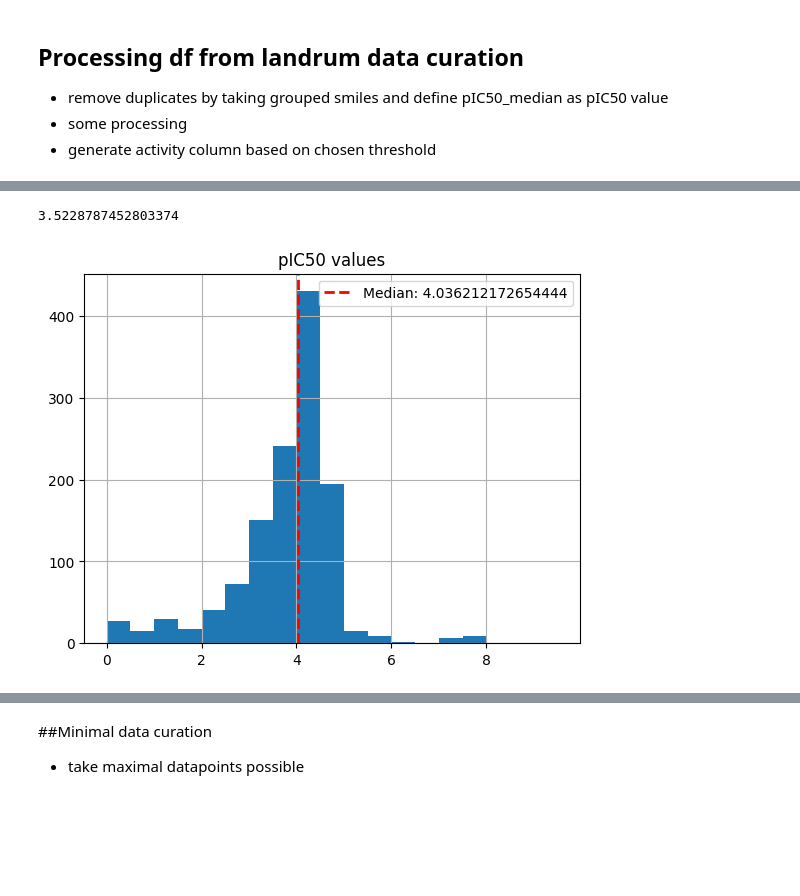
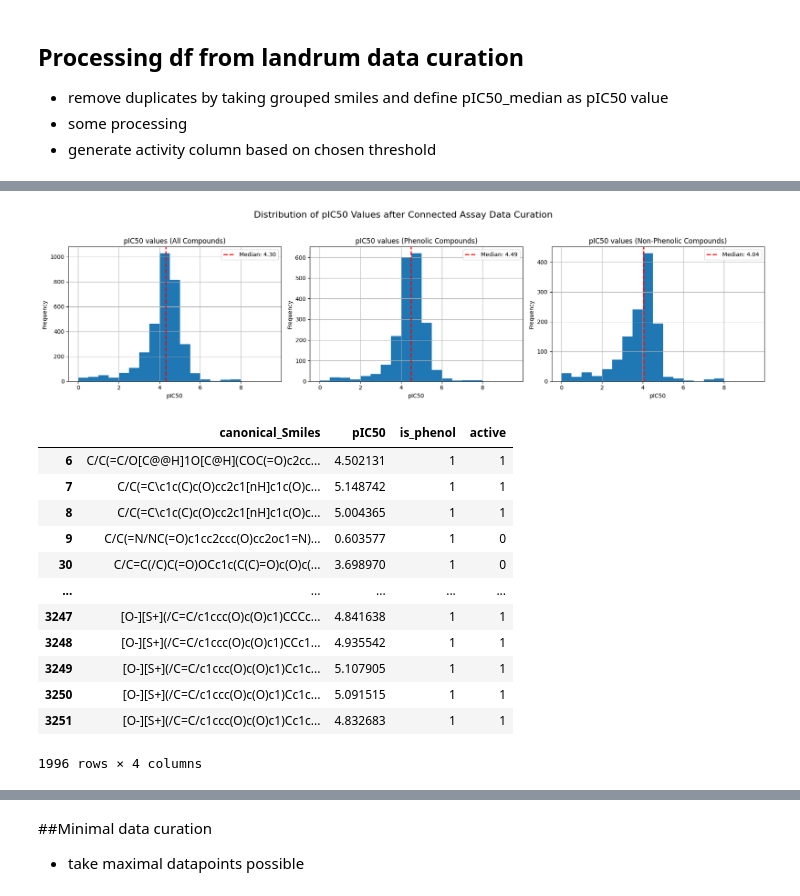
Before and after one commit to ManuelOtt-code/Project-DC, a Jupyter notebook: Data_curation+split.ipynb, the cells around one changed output, grey strips where cells are left out. Cells and saved outputs as stored; diff of their text form; code cells hidden in the pictures; blank space fills up the shorter version.

```diff
--- a/Data_curation+split.ipynb
+++ b/Data_curation+split.ipynb
@@ -372,21 +321,61 @@ plt.show()
-# %%
-import math
-print(-math.log10(300000*10**(-9)))
-# %% [output]
-3.5228787452803374
-# %%
-df_is_not_phenol = df_process[df_process["is_phenol"] == 0]
-median = df_is_not_phenol["pIC50"].median()
-binsize = 0.5
-bins = np.arange(0, 10, binsize)       #most of the compounds (>4000) occure only once or twice --> excluded for better readability of histogram
-plt.hist(df_is_not_phenol["pIC50"], bins=bins)
-plt.axvline(x = median, color = 'red', linestyle = '--', linewidth = 2, label = f"Median: {median}")
-plt.title("pIC50 values")
-plt.legend()
-plt.grid()
-plt.show()
-# %% [output]
-[figure, removed]
+# %%
+fig, axes = plt.subplots(1, 3, figsize=(18, 5))
+
+# Plot for all compounds
+median_all = df_process["pIC50"].median()
+binsize = 0.5
+bins = np.arange(0, 10, binsize)
+axes[0].hist(df_process['pIC50'], bins=bins)
+axes[0].axvline(x = median_all, color = 'red', linestyle = '--', linewidth = 2, label = f"Median: {median_all:.2f}")
+axes[0].set_xlabel("pIC50")
+axes[0].set_ylabel("Frequency")
+axes[0].set_title("pIC50 values (All Compounds)")
+axes[0].legend()
+axes[0].grid()
+
+# Plot for phenolic compounds
+df_is_phenol = df_process[df_process["is_phenol"] == 1]
+median_phenol = df_is_phenol["pIC50"].median()
+axes[1].hist(df_is_phenol["pIC50"], bins=bins)
+axes[1].axvline(x = median_phenol, color = 'red', linestyle = '--', linewidth = 2, label = f"Median: {median_phenol:.2f}")
+axes[1].set_xlabel("pIC50")
+axes[1].set_ylabel("Frequency")
+axes[1].set_title("pIC50 values (Phenolic Compounds)")
+axes[1].legend()
+axes[1].grid()
+
+# Plot for non-phenolic compounds
+df_is_not_phenol = df_process[df_process["is_phenol"] == 0]
+median_not_phenol = df_is_not_phenol["pIC50"].median()
+axes[2].hist(df_is_not_phenol["pIC50"], bins=bins)
+axes[2].axvline(x = median_not_phenol, color = 'red', linestyle = '--', linewidth = 2, label = f"Median: {median_not_phenol:.2f}")
+axes[2].set_xlabel("pIC50")
+axes[2].set_ylabel("Frequency")
+axes[2].set_title("pIC50 values (Non-Phenolic Compounds)")
+axes[2].legend()
+axes[2].grid()
+
+# Add a main title to the figure (optional)
+fig.suptitle('Distribution of pIC50 Values after Connected Assay Data Curation', fontsize=16)
+
+plt.tight_layout(rect=[0, 0.03, 1, 0.95]) # Adjust layout to prevent titles overlapping
+plt.show()
+df_is_phenol
+# %% [output]
+[figure, added]
+|  | canonical_Smiles | pIC50 | is_phenol | active |
+| 6 | C/C(=C/O[C@@H]1O[C@H](COC(=O)c2cc... | 4.502131 | 1 | 1 |
+| 7 | C/C(=C\c1c(C)c(O)cc2c1[nH]c1c(O)c... | 5.148742 | 1 | 1 |
+| 8 | C/C(=C\c1c(C)c(O)cc2c1[nH]c1c(O)c... | 5.004365 | 1 | 1 |
+| 9 | C/C(=N/NC(=O)c1cc2ccc(O)cc2oc1=N)... | 0.603577 | 1 | 0 |
+| 30 | C/C=C(/C)C(=O)OCc1c(C(C)=O)c(O)c(... | 3.698970 | 1 | 0 |
+| ... | ... | ... | ... | ... |
+| 3247 | [O-][S+](/C=C/c1ccc(O)c(O)c1)CCCc... | 4.841638 | 1 | 1 |
+| 3248 | [O-][S+](/C=C/c1ccc(O)c(O)c1)CCc1... | 4.935542 | 1 | 1 |
+| 3249 | [O-][S+](/C=C/c1ccc(O)c(O)c1)Cc1c... | 5.107905 | 1 | 1 |
+| 3250 | [O-][S+](/C=C/c1ccc(O)c(O)c1)Cc1c... | 5.091515 | 1 | 1 |
+| 3251 | [O-][S+](/C=C/c1ccc(O)c(O)c1)Cc1c... | 4.832683 | 1 | 1 |
+1996 rows × 4 columns
 # %%
 #df = df.rename({"pIC50.1": "pIC50"}, axis=1)
 activity_threshold = 4 #100 yM as in
```
Also changed, not shown: parts of 25 cells of this notebook.
